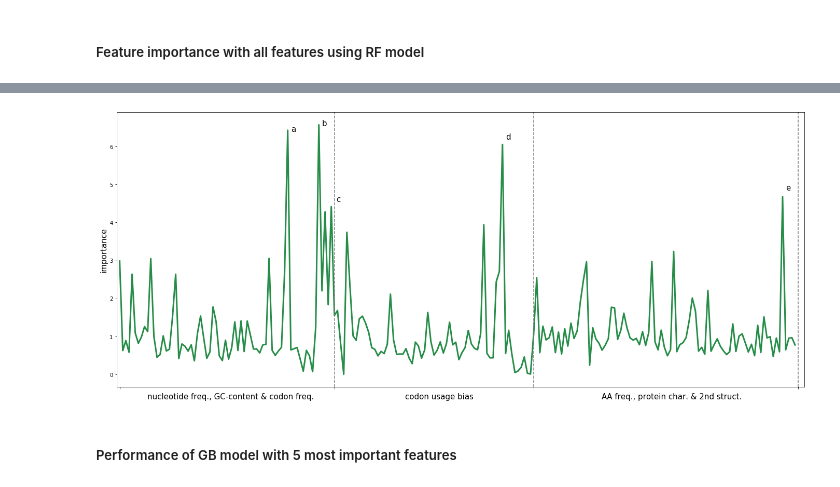
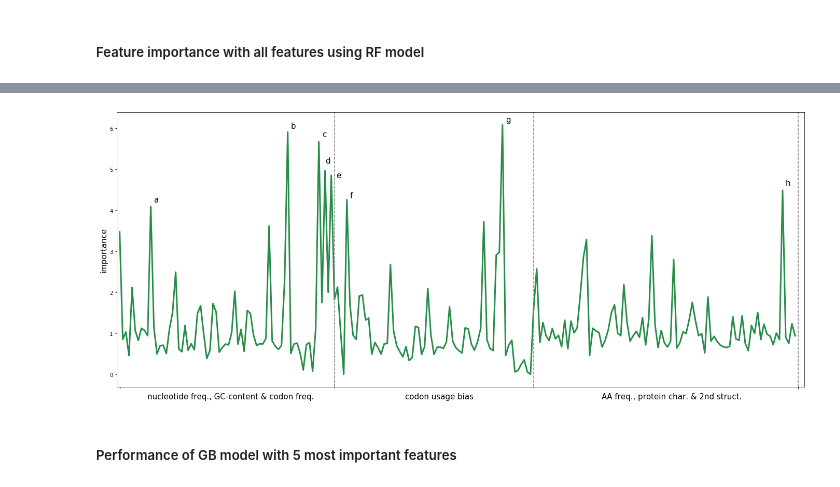
Before and after one commit to dimiboeckaerts/BacteriophageHostPrediction, a Jupyter notebook: RBP_host_prediction.ipynb, the cells around one changed output, grey strips where cells are left out. Drawn from its saved outputs; the diff is of its cells as text; code cells hidden in the pictures.

```diff
--- a/RBP_host_prediction.ipynb
+++ b/RBP_host_prediction.ipynb
@@ -668,12 +672,15 @@ features_standardized = features.copy()
 scaler = StandardScaler().fit_transform(features_standardized)
 features_standardized.loc[:,:] = scaler
 features_standardized['class'] = np.asarray(dummies)
-rf_all_data = RandomForestClassifier()
-rf_all_data.fit(features_standardized.iloc[:,:-1], features_standardized.iloc[:,-1])
-importance_rf = rf_all_data.feature_importances_
-importance_rf /= importance_rf.std()
-importance_indices = [x for _,x in sorted(zip(importance_rf,range(len(importance_rf))), reverse=True)][:10]
-print(importance_indices)
-names = [features_standardized.columns[index] for index in importance_indices]
-print(names)
+
+for i in range(10):
+    print('run', i)
+    rf_all_data = RandomForestClassifier(n_estimators=2000)
+    rf_all_data.fit(features_standardized.iloc[:,:-1], features_standardized.iloc[:,-1])
+    importance_rf = rf_all_data.feature_importances_
+    importance_rf /= importance_rf.std()
+    importance_indices = [x for _,x in sorted(zip(importance_rf,range(len(importance_rf))), reverse=True)][:30]
+    print(importance_indices)
+    names = [features_standardized.columns[index] for index in importance_indices]
+    print(names)
 # %% [output]
@@ -682,23 +704,26 @@ print(names)
 # %%
 threshold_list = [1, 0.99, 0.95, 0.90, 0.85, 0.80, 0.75, 0.70, 0.65, 0.60, 0.55, 0.50]
 colors = plt.cm.Greens(np.linspace(0.99,0.3,len(threshold_list)))
 fig, ax1 = plt.subplots(figsize=(20,8))
 ax1.plot(importance_rf[:218], color=colors[4], linewidth=3)
 #ax1.set_title('GB importance')
 ax1.set_ylabel('importance', fontsize=15)
 ax1.axvline(x=69, color='grey', linestyle='--')
 ax1.axvline(x=133, color='grey', linestyle='--')
 ax1.axvline(x=218, color='grey', linestyle='--')
 ax1.xaxis.set_major_formatter(ticker.NullFormatter())
 ax1.set_xticks([0,69,133,218])
 ax1.set_xlim(-1,220)
-ax1.text(55, 6.4, 'a', size=15)
-ax1.text(65, 6.55, 'b', size=15)
-ax1.text(69.5, 4.55, 'c', size=15)
-ax1.text(124, 6.2, 'd', size=15)
-ax1.text(214, 4.85, 'e', size=15)
+ax1.text(11, 4.2, 'a', size=15)
+ax1.text(55, 6, 'b', size=15)
+ax1.text(65, 5.8, 'c', size=15)
+ax1.text(66, 5.15, 'd', size=15)
+ax1.text(69.5, 4.8, 'e', size=15)
+ax1.text(74, 4.3, 'f', size=15)
+ax1.text(124, 6.15, 'g', size=15)
+ax1.text(214, 4.6, 'h', size=15)
 ax1.set_xlabel('nucleotide freq., GC-content & codon freq.                                     codon usage bias                                                    AA freq., protein char. & 2nd struct.             ', fontsize=15)
 fig.tight_layout()
 # %% [output]
-[figure, old version]
+[figure, new version]
 # %%
```
Also changed, not shown: parts of 4 cells of this notebook.
